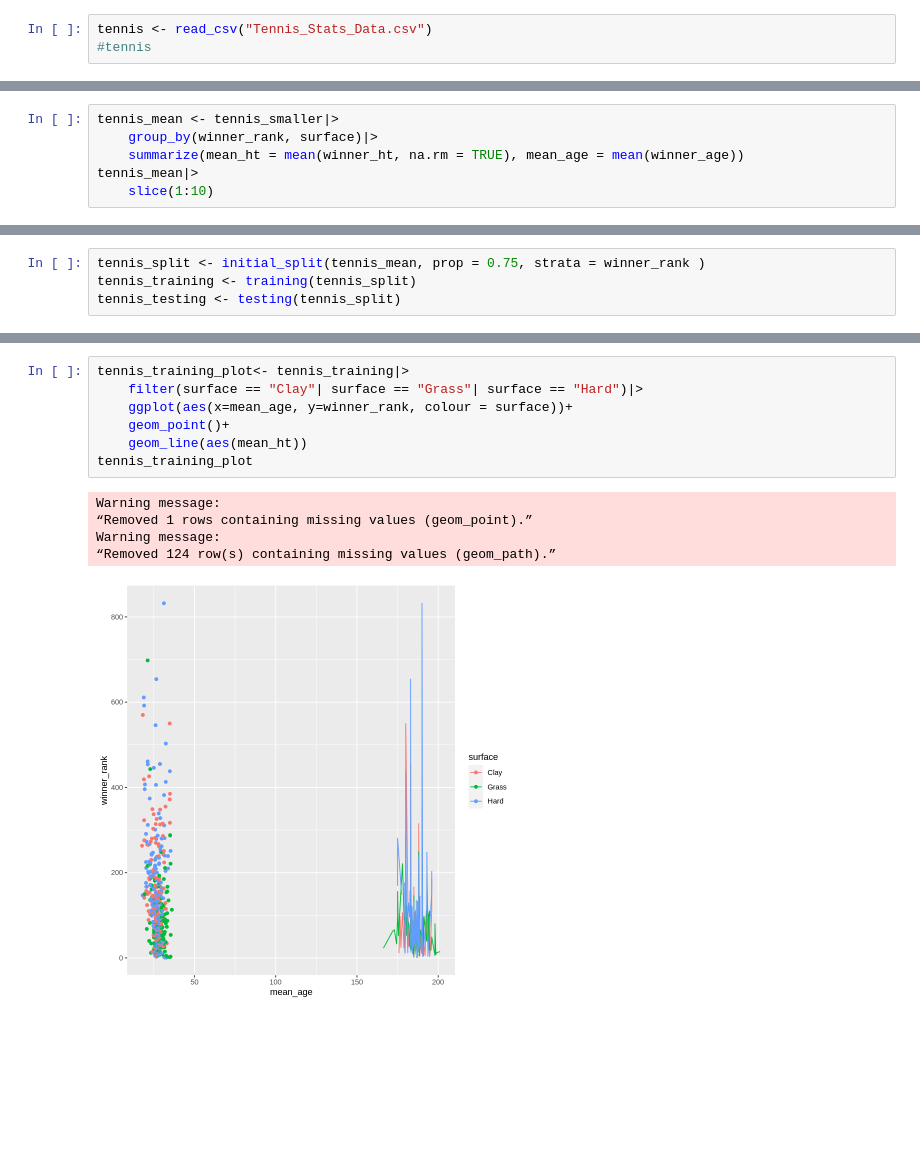
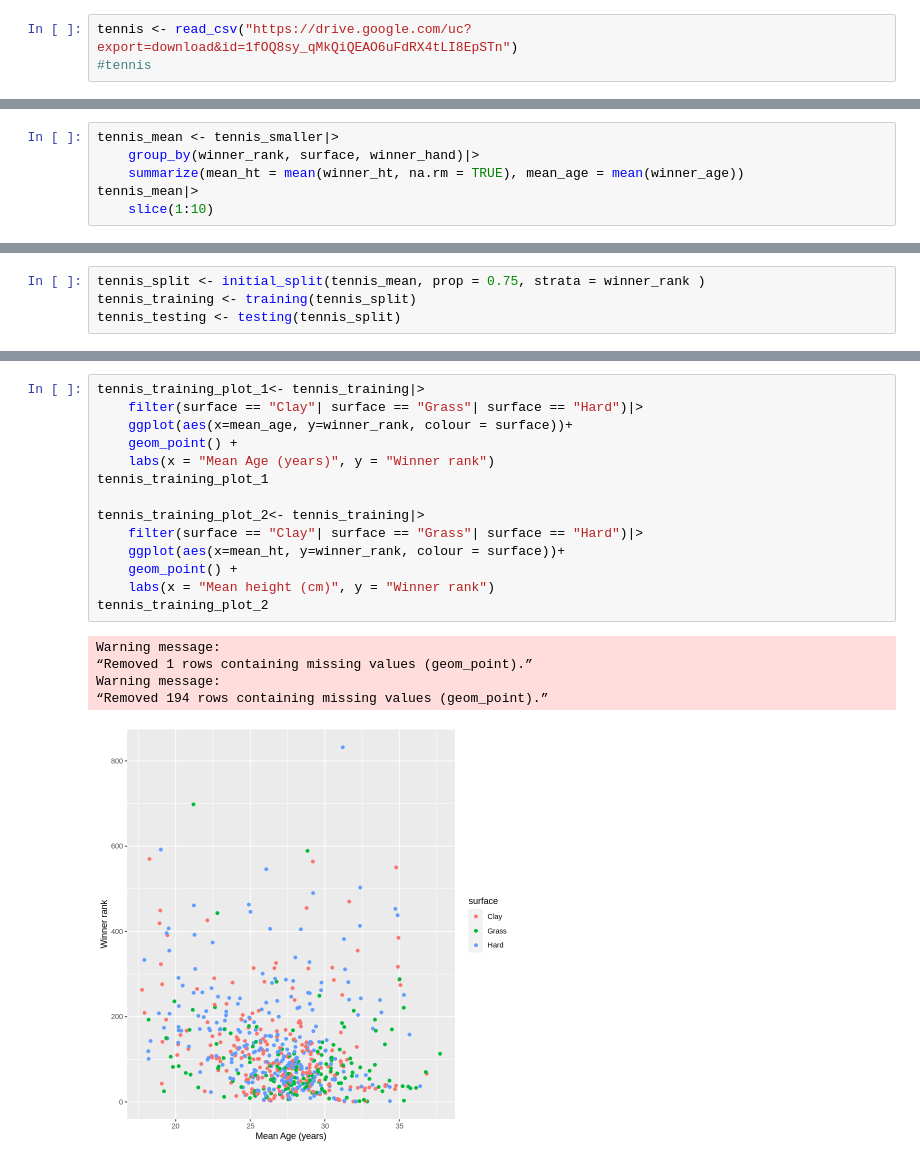
Before and after one commit to KatieSwan/DSCI100_GroupProject, a Jupyter notebook: Project_Proposal.ipynb, the cells around one changed output, grey strips where cells are left out. Cells and saved outputs as stored; diff of their text form; blank space fills up the shorter version.

Commit message:
Graphs

```diff
--- a/Project_Proposal.ipynb
+++ b/Project_Proposal.ipynb
@@ -25,5 +26,5 @@ library(tidymodels)
 # %%
-tennis <- read_csv("Tennis_Stats_Data.csv")
+tennis <- read_csv("https://drive.google.com/uc?export=download&id=1fOQ8sy_qMkQiQEAO6uFdRX4tLI8EpSTn")
 #tennis
 # %% [output]
 New names:
@@ -74,7 +75,7 @@ A tibble: 10 × 8
 | 9 | R | NA | 22.88569 | 16 | 2 | 16 | Hard |
 # %%
 tennis_mean <- tennis_smaller|>
-    group_by(winner_rank, surface)|>
+    group_by(winner_rank, surface, winner_hand)|>
     summarize(mean_ht = mean(winner_ht, na.rm = TRUE), mean_age = mean(winner_age))
 tennis_mean|>
     slice(1:10)
@@ -129,13 +130,20 @@ A grouped_df: 485 × 4
 # %%
-tennis_training_plot<- tennis_training|>
+tennis_training_plot_1<- tennis_training|>
     filter(surface == "Clay"| surface == "Grass"| surface == "Hard")|>
     ggplot(aes(x=mean_age, y=winner_rank, colour = surface))+
-    geom_point()+
-    geom_line(aes(mean_ht))
-tennis_training_plot
+    geom_point() +
+    labs(x = "Mean Age (years)", y = "Winner rank")
+tennis_training_plot_1
+
+tennis_training_plot_2<- tennis_training|>
+    filter(surface == "Clay"| surface == "Grass"| surface == "Hard")|>
+    ggplot(aes(x=mean_ht, y=winner_rank, colour = surface))+
+    geom_point() +
+    labs(x = "Mean height (cm)", y = "Winner rank")
+tennis_training_plot_2
 # %% [output]
 Warning message:
 “Removed 1 rows containing missing values (geom_point).”
 Warning message:
-“Removed 124 row(s) containing missing values (geom_path).”
+“Removed 194 rows containing missing values (geom_point).”
-[figure, old version]
+[figure, new version]
```
Also changed, not shown: parts of 4 cells of this notebook.
